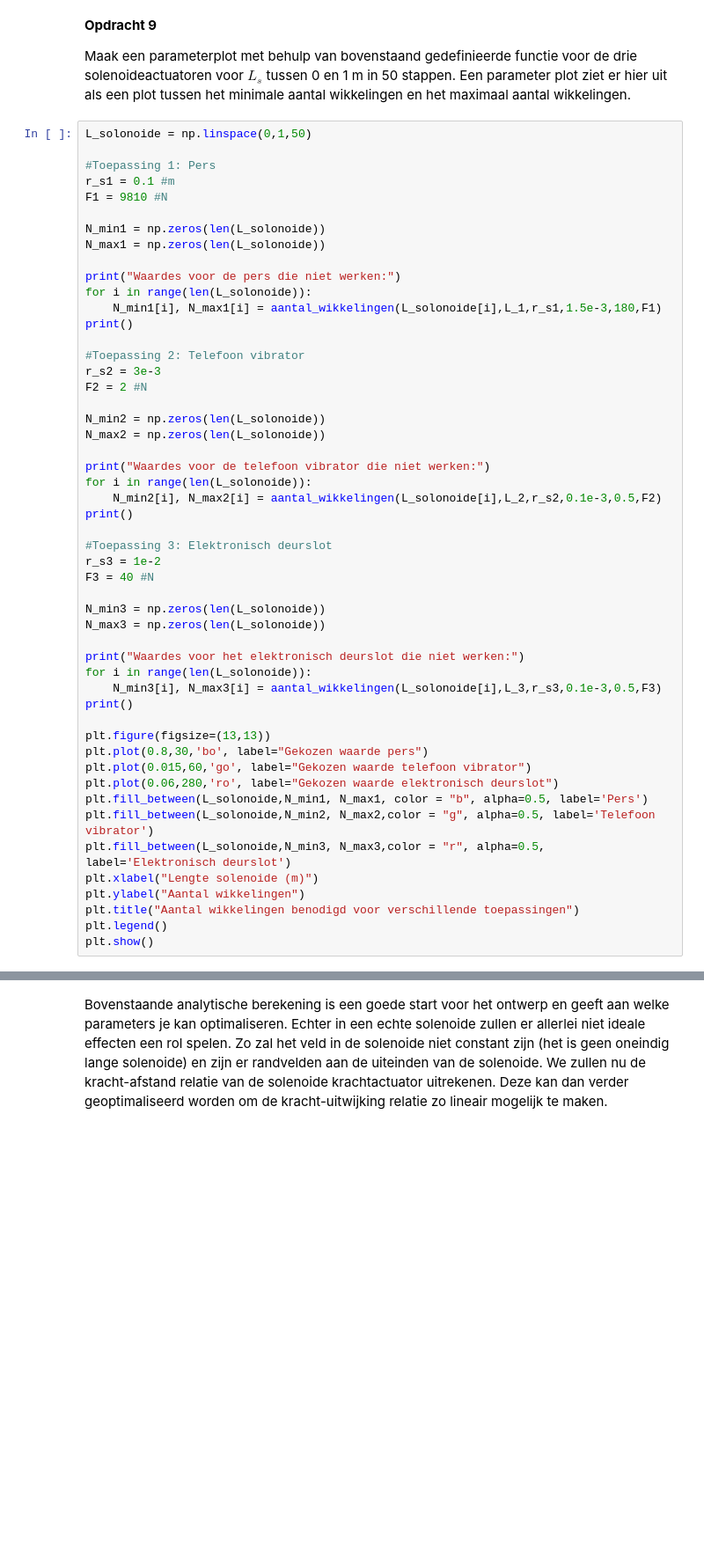
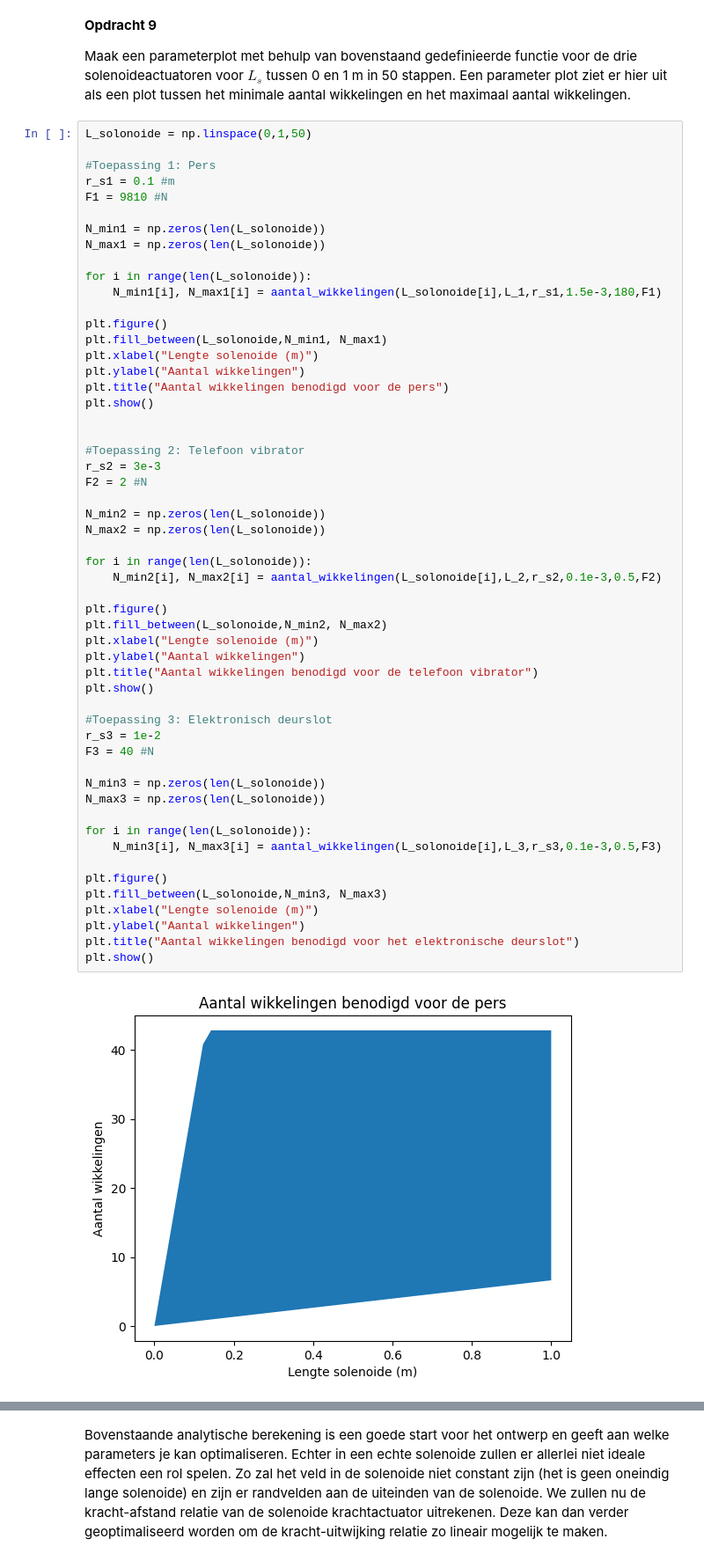
Before and after one commit to AragonMvD/opdrachten-DEF-Day, a Jupyter notebook: 2KrachtactuatorOpdracht/2KrachtactuatorOpdracht/KrachtactuatorOpdracht.ipynb, the cells around one changed output, grey strips where cells are left out. Shown at 88% size. Saved outputs shown, nothing was run; the diff lists cells and outputs as text; blank space fills up the shorter version.

```diff
--- a/2KrachtactuatorOpdracht/2KrachtactuatorOpdracht/KrachtactuatorOpdracht.ipynb
+++ b/2KrachtactuatorOpdracht/2KrachtactuatorOpdracht/KrachtactuatorOpdracht.ipynb
@@ -243,45 +243,49 @@ F1 = 9810 #N
 N_min1 = np.zeros(len(L_solonoide))
 N_max1 = np.zeros(len(L_solonoide))
 
-print("Waardes voor de pers die niet werken:")
 for i in range(len(L_solonoide)):
     N_min1[i], N_max1[i] = aantal_wikkelingen(L_solonoide[i],L_1,r_s1,1.5e-3,180,F1)
-print()
+
+plt.figure()
+plt.fill_between(L_solonoide,N_min1, N_max1)
+plt.xlabel("Lengte solenoide (m)")
+plt.ylabel("Aantal wikkelingen")
+plt.title("Aantal wikkelingen benodigd voor de pers")
+plt.show()
+
 
 #Toepassing 2: Telefoon vibrator
 r_s2 = 3e-3
 F2 = 2 #N
 
 N_min2 = np.zeros(len(L_solonoide))
 N_max2 = np.zeros(len(L_solonoide))
 
-print("Waardes voor de telefoon vibrator die niet werken:")
 for i in range(len(L_solonoide)):
     N_min2[i], N_max2[i] = aantal_wikkelingen(L_solonoide[i],L_2,r_s2,0.1e-3,0.5,F2)
-print()
+
+plt.figure()
+plt.fill_between(L_solonoide,N_min2, N_max2)
+plt.xlabel("Lengte solenoide (m)")
+plt.ylabel("Aantal wikkelingen")
+plt.title("Aantal wikkelingen benodigd voor de telefoon vibrator")
+plt.show()
 
 #Toepassing 3: Elektronisch deurslot
 r_s3 = 1e-2
 F3 = 40 #N
 
 N_min3 = np.zeros(len(L_solonoide))
 N_max3 = np.zeros(len(L_solonoide))
 
-print("Waardes voor het elektronisch deurslot die niet werken:")
 for i in range(len(L_solonoide)):
     N_min3[i], N_max3[i] = aantal_wikkelingen(L_solonoide[i],L_3,r_s3,0.1e-3,0.5,F3)
-print()
 
-plt.figure(figsize=(13,13))
-plt.plot(0.8,30,'bo', label="Gekozen waarde pers")
-plt.plot(0.015,60,'go', label="Gekozen waarde telefoon vibrator")
-plt.plot(0.06,280,'ro', label="Gekozen waarde elektronisch deurslot")
-plt.fill_between(L_solonoide,N_min1, N_max1, color = "b", alpha=0.5, label='Pers')
-plt.fill_between(L_solonoide,N_min2, N_max2,color = "g", alpha=0.5, label='Telefoon vibrator')
-plt.fill_between(L_solonoide,N_min3, N_max3,color = "r", alpha=0.5, label='Elektronisch deurslot')
+plt.figure()
+plt.fill_between(L_solonoide,N_min3, N_max3)
 plt.xlabel("Lengte solenoide (m)")
 plt.ylabel("Aantal wikkelingen")
-plt.title("Aantal wikkelingen benodigd voor verschillende toepassingen")
-plt.legend()
+plt.title("Aantal wikkelingen benodigd voor het elektronische deurslot")
 plt.show()
 # %% [output]
+[figure, new version]
```
Also changed, not shown: parts of 14 cells of this notebook.
